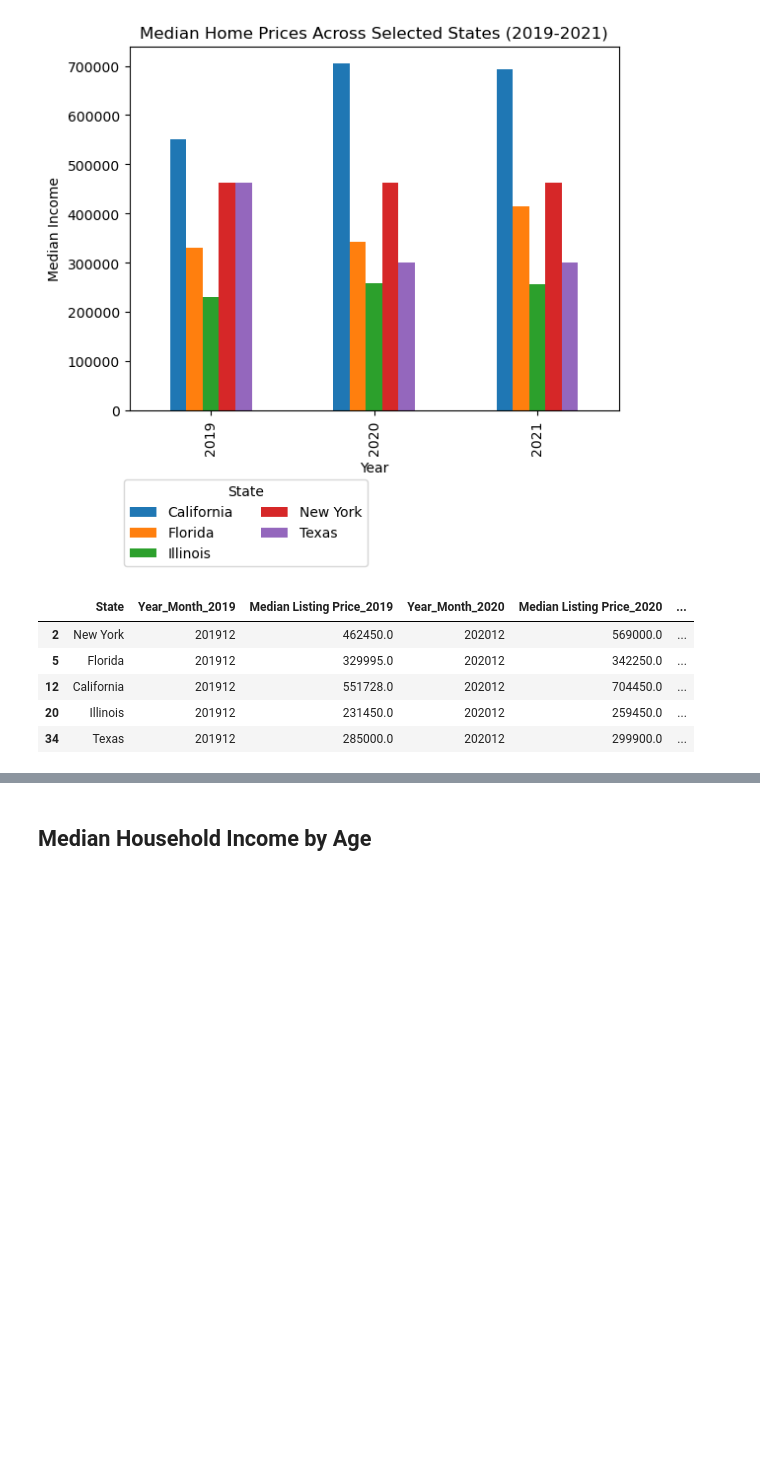
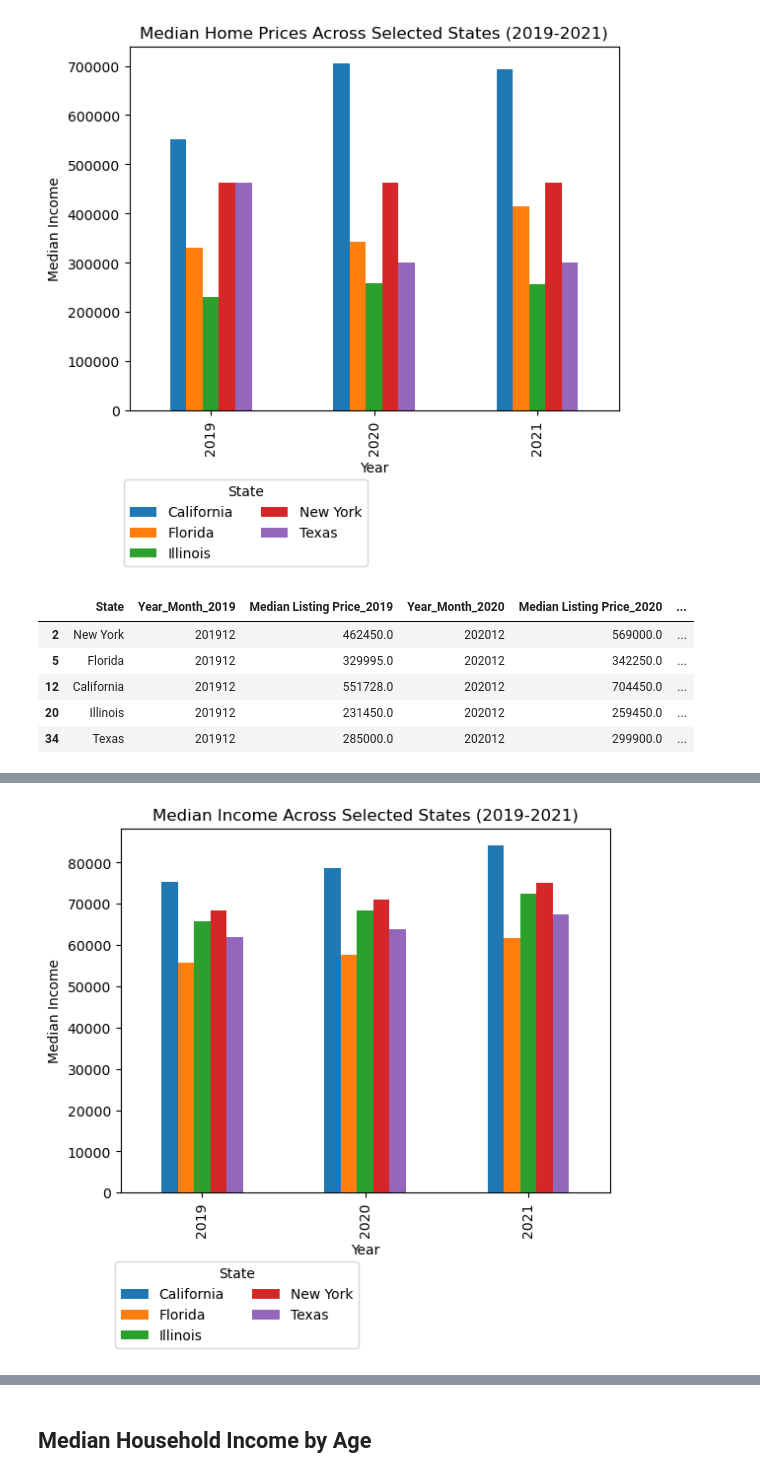
Before and after one commit to aalafa/group-project-1, a Jupyter notebook: Housing and Income Data/Median Housing Listing Price vs Median Household Income 2019 - 2021 Final.ipynb, the cells around one changed output, grey strips where cells are left out. Cells and saved outputs as stored; diff of their text form; code cells hidden in the pictures; blank space fills up the shorter version.

```diff
--- a/Housing and Income Data/Median Housing Listing Price vs Median Household Income 2019 - 2021 Final.ipynb
+++ b/Housing and Income Data/Median Housing Listing Price vs Median Household Income 2019 - 2021 Final.ipynb
@@ -177,0 +275,28 @@ filtered_data_HP.head()
+# %%
+#Create a bar graph displaying Median Household income across 5 stated for the years 2019 - 2021
+sample_data = {    'Year': [2019, 2020, 2021],
+    'California': [75235, 78672, 84097],
+    'Florida': [55660, 57703, 61777],
+    'Illinois': [65886, 68428, 72563],
+    'New York': [68486, 71117, 75157],
+    'Texas': [61874, 63826, 67321]
+}
+
+df = pd.DataFrame(sample_data)
+
+# Set 'Year' column as index
+df.set_index('Year', inplace=True)
+
+# Plot the bar graph
+df.plot(kind='bar')
+plt.xlabel('Year')
+plt.ylabel('Median Income')
+plt.title('Median Income Across Selected States (2019-2021)')
+plt.legend(title='State',bbox_to_anchor=(0.5, -0.17), loc='upper right', ncol=2)
+
+# Save the chart as a .fig file
+plt.savefig('output_data/bar_chart_12.png')
+
+plt.show()
+# %% [output]
+[figure, added]
```
Also changed, not shown: parts of 43 cells of this notebook, 6 other files.
